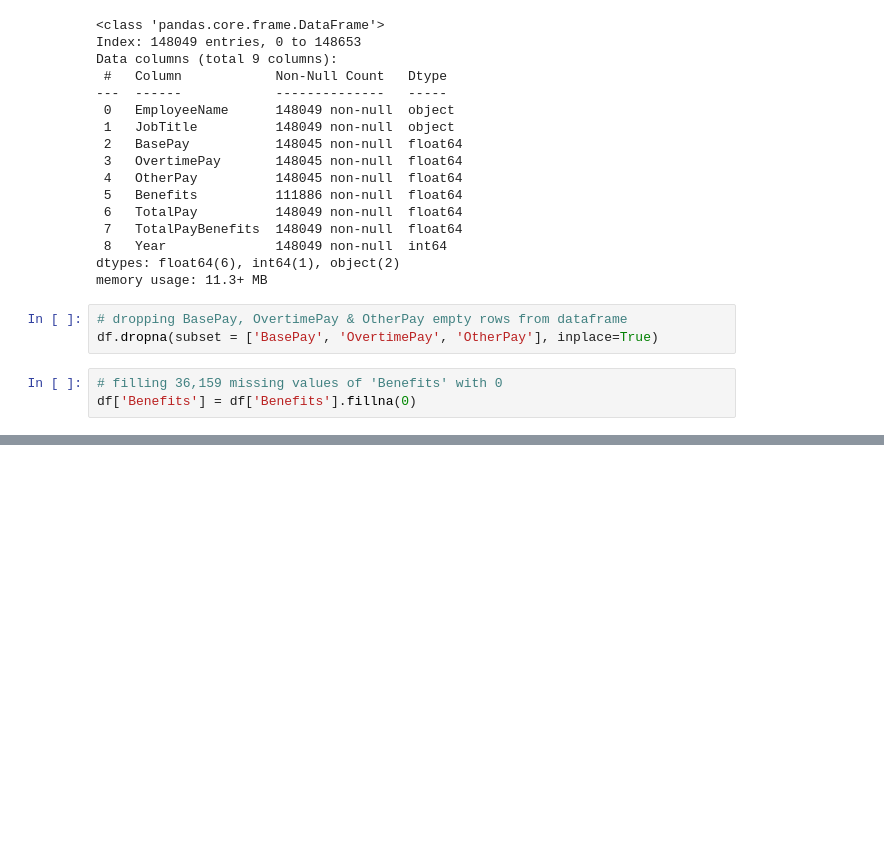
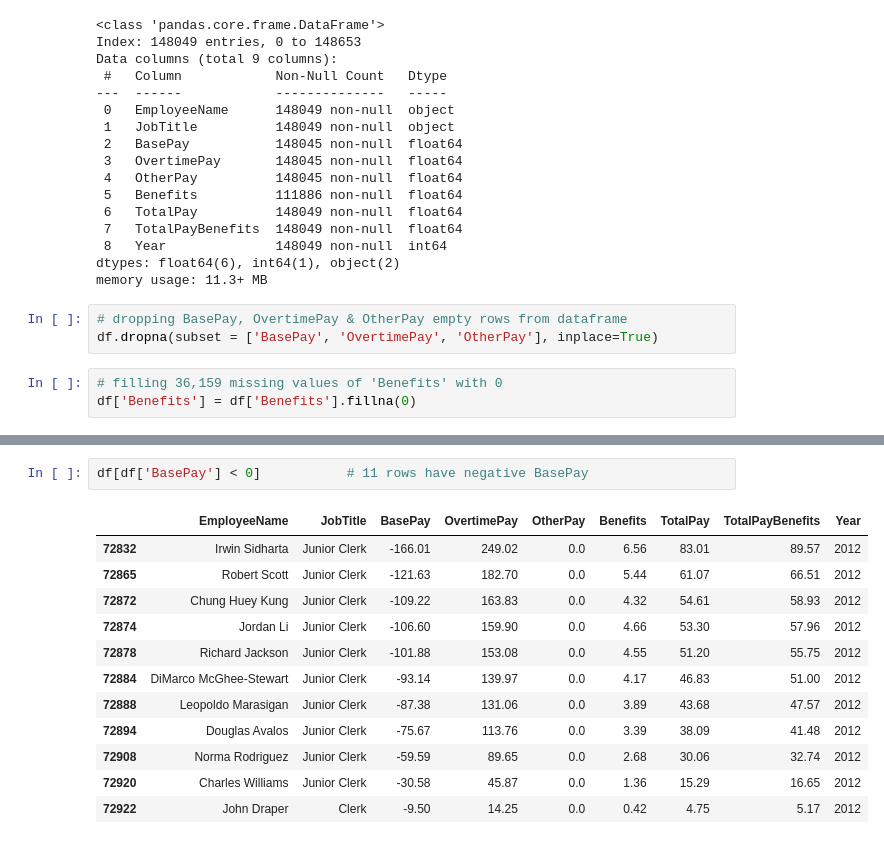
Before and after one commit to shahahmad-dev/sales_data_analysis, a Jupyter notebook: sales_data.ipynb, the cells around one changed output, grey strips where cells are left out. Drawn from its saved outputs; the diff is of its cells as text; blank space fills up the shorter version.

```diff
--- a/sales_data.ipynb
+++ b/sales_data.ipynb
@@ -176,0 +208,15 @@ df['Benefits'] = df['Benefits'].fillna(0)
+# %%
+df[df['BasePay'] < 0]           # 11 rows have negative BasePay
+# %% [output]
+|  | EmployeeName | JobTitle | BasePay | OvertimePay | OtherPay | Benefits | TotalPay | TotalPayBenefits | Year |
+| 72832 | Irwin Sidharta | Junior Clerk | -166.01 | 249.02 | 0.0 | 6.56 | 83.01 | 89.57 | 2012 |
+| 72865 | Robert Scott | Junior Clerk | -121.63 | 182.70 | 0.0 | 5.44 | 61.07 | 66.51 | 2012 |
+| 72872 | Chung Huey Kung | Junior Clerk | -109.22 | 163.83 | 0.0 | 4.32 | 54.61 | 58.93 | 2012 |
+| 72874 | Jordan Li | Junior Clerk | -106.60 | 159.90 | 0.0 | 4.66 | 53.30 | 57.96 | 2012 |
+| 72878 | Richard Jackson | Junior Clerk | -101.88 | 153.08 | 0.0 | 4.55 | 51.20 | 55.75 | 2012 |
+| 72884 | DiMarco McGhee-Stewart | Junior Clerk | -93.14 | 139.97 | 0.0 | 4.17 | 46.83 | 51.00 | 2012 |
+| 72888 | Leopoldo Marasigan | Junior Clerk | -87.38 | 131.06 | 0.0 | 3.89 | 43.68 | 47.57 | 2012 |
+| 72894 | Douglas Avalos | Junior Clerk | -75.67 | 113.76 | 0.0 | 3.39 | 38.09 | 41.48 | 2012 |
+| 72908 | Norma Rodriguez | Junior Clerk | -59.59 | 89.65 | 0.0 | 2.68 | 30.06 | 32.74 | 2012 |
+| 72920 | Charles Williams | Junior Clerk | -30.58 | 45.87 | 0.0 | 1.36 | 15.29 | 16.65 | 2012 |
+| 72922 | John Draper | Clerk | -9.50 | 14.25 | 0.0 | 0.42 | 4.75 | 5.17 | 2012 |
```
Also changed, not shown: parts of 6 cells of this notebook.
